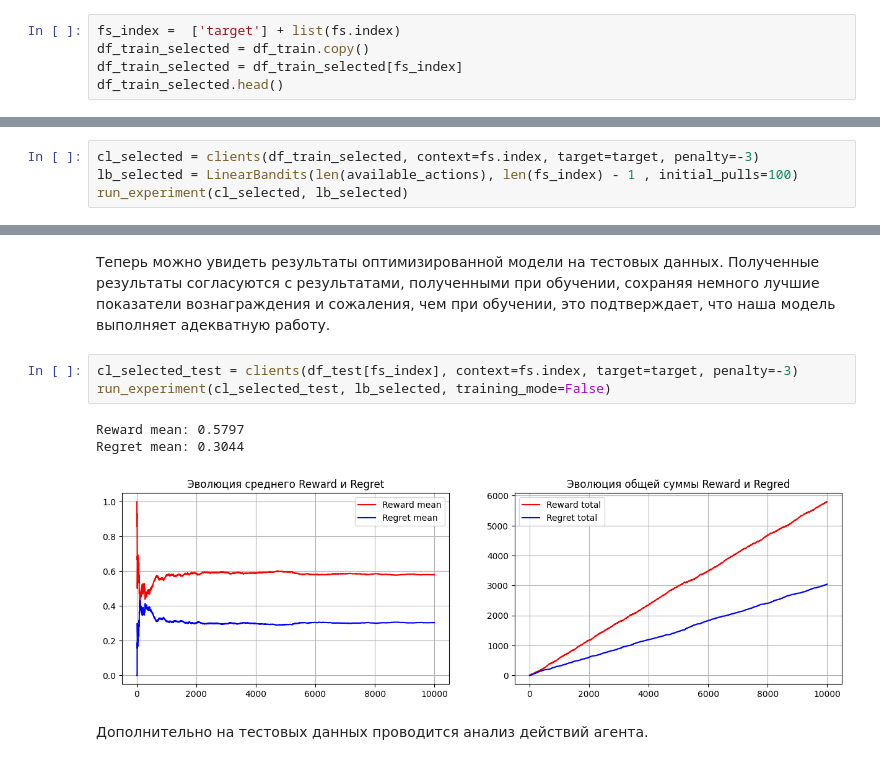
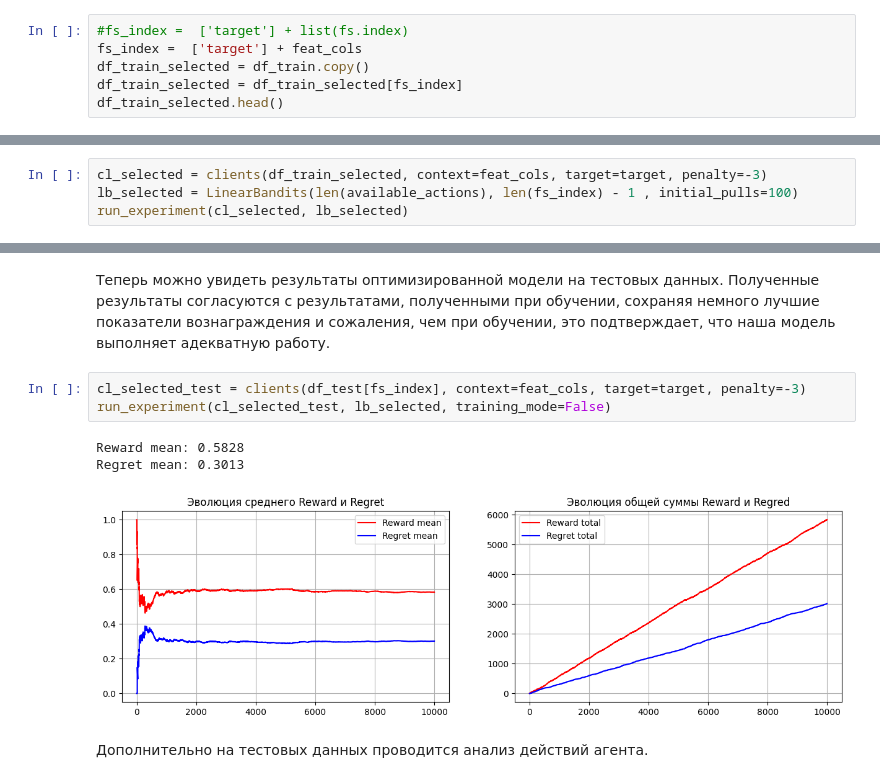
Before and after one commit to dmitrytimokhin/Multi-armed-bandit, a Jupyter notebook: Блокировка счета РКО (space_bandits).ipynb, the cells around one changed output, grey strips where cells are left out. Saved outputs shown, nothing was run; the diff lists cells and outputs as text.

```diff
--- a/Блокировка счета РКО (space_bandits).ipynb
+++ b/Блокировка счета РКО (space_bandits).ipynb
@@ -912,7 +912,8 @@ data_registratsii            0.057289
 sub_ekt_mestonahozhdenija    0.055956
 dtype: float64
 # %%
-fs_index =  ['target'] + list(fs.index)
+#fs_index =  ['target'] + list(fs.index)
+fs_index =  ['target'] + feat_cols
 df_train_selected = df_train.copy()
 df_train_selected = df_train_selected[fs_index]
 df_train_selected.head()
@@ -926,7 +928,7 @@ df_train_selected.head()
 # %% [markdown]
 Мы запускаем эксперимент с обучающими данными (с выбранными переменными) и со штрафом $-3$.
 # %%
-cl_selected = clients(df_train_selected, context=fs.index, target=target, penalty=-3)
+cl_selected = clients(df_train_selected, context=feat_cols, target=target, penalty=-3)
 lb_selected = LinearBandits(len(available_actions), len(fs_index) - 1 , initial_pulls=100)
 run_experiment(cl_selected, lb_selected)
 # %% [output]
@@ -939,12 +941,12 @@ Regret mean: 0.3112
 # %% [markdown]
 Теперь можно увидеть результаты оптимизированной модели на тестовых данных. Полученные результаты согласуются с результатами, полученными при обучении, сохраняя немного лучшие показатели вознаграждения и сожаления, чем при обучении, это подтверждает, что наша модель выполняет адекватную работу.
 # %%
-cl_selected_test = clients(df_test[fs_index], context=fs.index, target=target, penalty=-3)
+cl_selected_test = clients(df_test[fs_index], context=feat_cols, target=target, penalty=-3)
 run_experiment(cl_selected_test, lb_selected, training_mode=False)
 # %% [output]
-Reward mean: 0.5797
-Regret mean: 0.3044
+Reward mean: 0.5828
+Regret mean: 0.3013
-[figure, old version]
+[figure, new version]
 # %% [markdown]
 Дополнительно на тестовых данных проводится анализ действий агента.
 # %%
```
Also changed, not shown: parts of 8 cells of this notebook, 7 other files.
